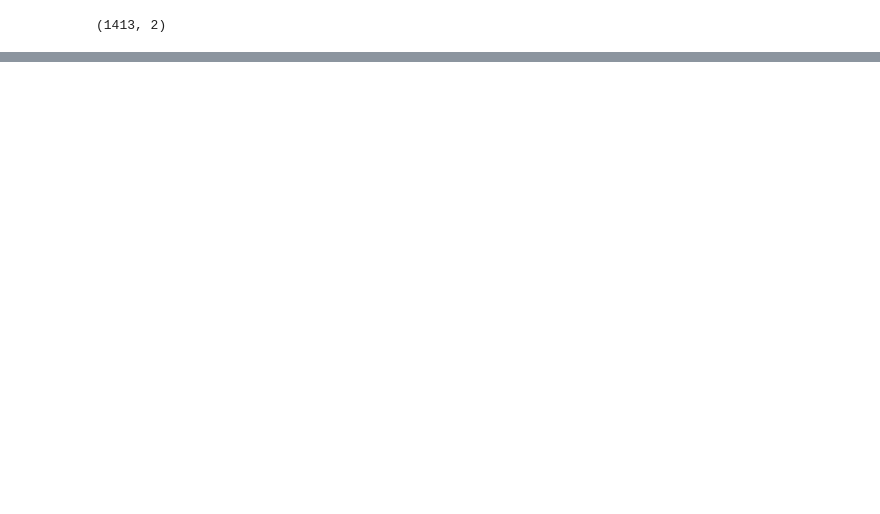
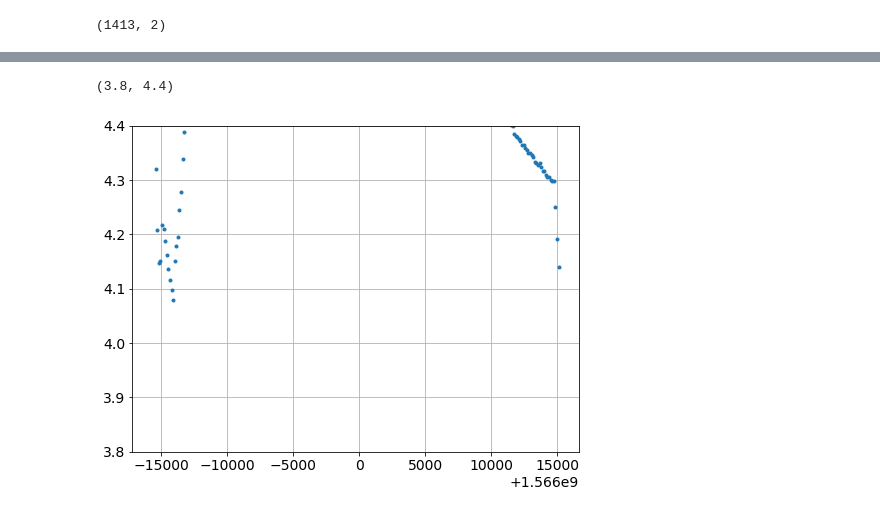
Before and after one commit to NanoExplorer/Zeus2-cycle-box, a Jupyter notebook: thermometry playground.ipynb, the cells around one changed output, grey strips where cells are left out. Cells and saved outputs as stored; diff of their text form; code cells hidden in the pictures; blank space fills up the shorter version.

```diff
--- a/thermometry playground.ipynb
+++ b/thermometry playground.ipynb
@@ -34,0 +56,15 @@ temps.shape
+# %%
+tz = timezone(timedelta(hours=-4))
+sd = datetime(2019,8,16,hour=11,minute=15,tzinfo=tz)
+ed = datetime(2019,8,16,hour=20,minute=15,tzinfo=tz)
+t = database.EasyThermometry(0,start_date=sd,end_date=ed)
+temps = np.array(t.sensors['GRT'][0])
+startnum=0
+endnum=-1
+plot(temps[startnum:endnum,0],temps[startnum:endnum,1],'.')
+print(datetime.fromtimestamp(temps[startnum,0]))
+print(datetime.fromtimestamp(temps[endnum,0]))
+#print(datetime.fromtimestamp(min(temps[:,0])))
+grid()
+ylim(3.8,4.4)
+# %% [output]
@@ -34,0 +73,2 @@ temps.shape
+(3.8, 4.4)
+[figure, added]
```
Also changed, not shown: parts of 5 cells of this notebook, 9 other files.
